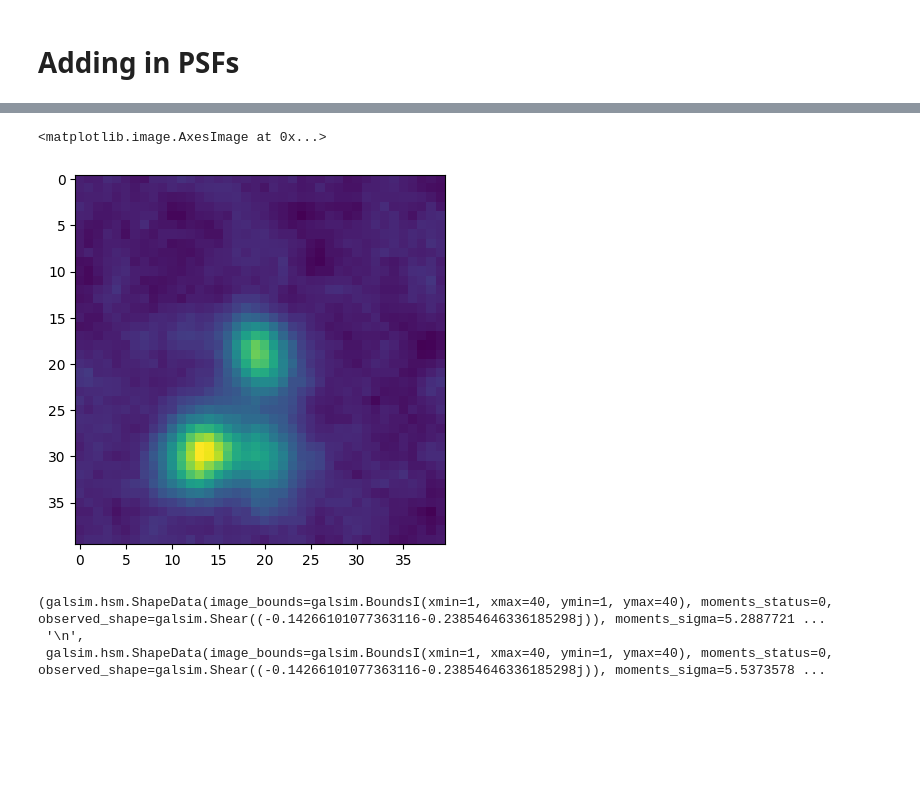
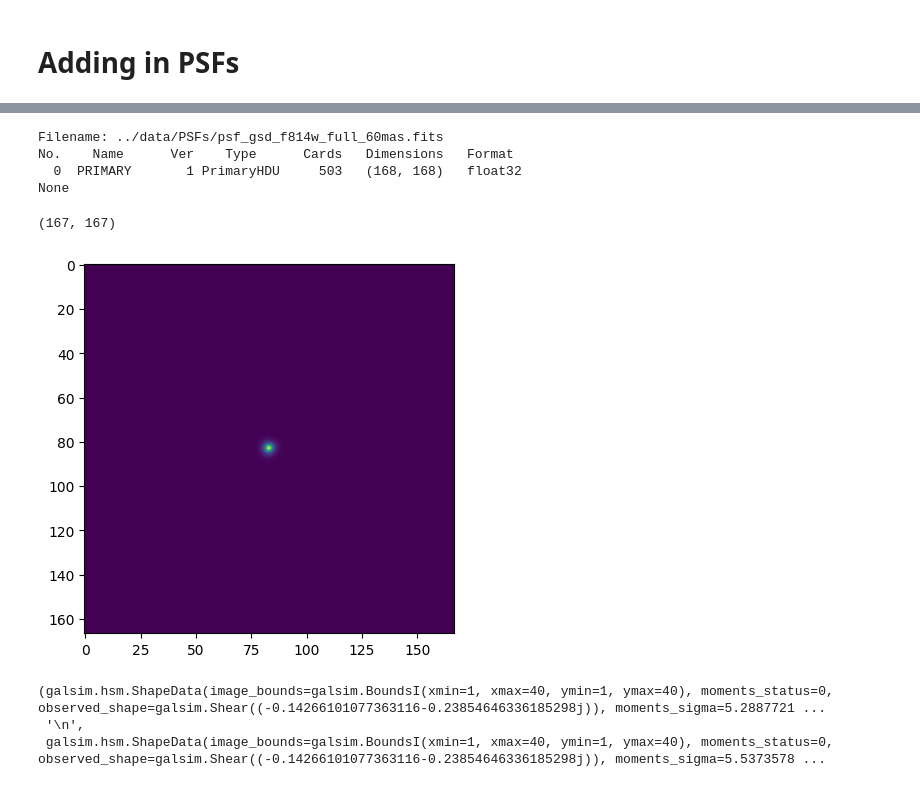
Before and after one commit to xoubish/superNISP, a Jupyter notebook: code/SR_GAN_old.ipynb, the cells around one changed output, grey strips where cells are left out. Drawn from its saved outputs; the diff is of its cells as text; code cells hidden in the pictures; blank space fills up the shorter version.

```diff
--- a/code/SR_GAN_old.ipynb
+++ b/code/SR_GAN_old.ipynb
@@ -368,9 +581,9 @@ nisp_cutouts = np.array([clip[2].data for clip in clips])
 np.save(np_jwst_file2, jwst_cutouts, allow_pickle=False)
 np.save(np_nisp_file2, nisp_cutouts, allow_pickle=False)
 # %%
-idx=5
-test_jwst_file, test_nisp_file = my_cat2.iloc[idx].jwst_image, my_cat2.iloc[idx].nisp_image
-coord = SkyCoord(my_cat2.iloc[idx].ra, my_cat2.iloc[idx].dec, unit='deg')
-print(coord)
-with fits.open(test_jwst_file) as hdul:
-    hdul.info()
+# idx=5
+# test_jwst_file, test_nisp_file = my_cat2.iloc[idx].jwst_image, my_cat2.iloc[idx].nisp_image
+# coord = SkyCoord(my_cat2.iloc[idx].ra, my_cat2.iloc[idx].dec, unit='deg')
+# print(coord)
+# with fits.open(test_jwst_file) as hdul:
+#     hdul.info()
@@ -406,3 +614,4 @@ import photutils as phot
 import galsim
 nisp_psffile_1 = "../data/psf_image_Inflight_dither_6.fits"
 nisp_psffile_2 = "../data/psf_image_Inflight_dither_69.fits"
+psf_files = glob.glob("../data/PSFs/*.fits")
@@ -409,9 +633,19 @@ nisp_psffile_2 = "../data/psf_image_Inflight_dither_69.fits"
+# %%
+with fits.open(psf_files[3]) as hdul:
+    print(hdul.info())
+# %% [output]
+Filename: ../data/PSFs/psf_gsd_f814w_full_60mas.fits
+No.    Name      Ver    Type      Cards   Dimensions   Format
+  0  PRIMARY       1 PrimaryHDU     503   (168, 168)   float32
+None
 # %%
-test_img = nisp_cutouts[10]
+with fits.open(psf_files[8]) as hdul:
+    test_img = hdul[0].data
 plt.imshow(test_img)
+test_img.shape
 # %% [output]
-<matplotlib.image.AxesImage at 0x...>
+(167, 167)
-[figure, old version]
+[figure, new version]
 # %%
 psfs = {}
 with fits.open(nisp_psffile_1) as hdul:
```
Also changed, not shown: parts of 28 cells of this notebook, 1 other file.
